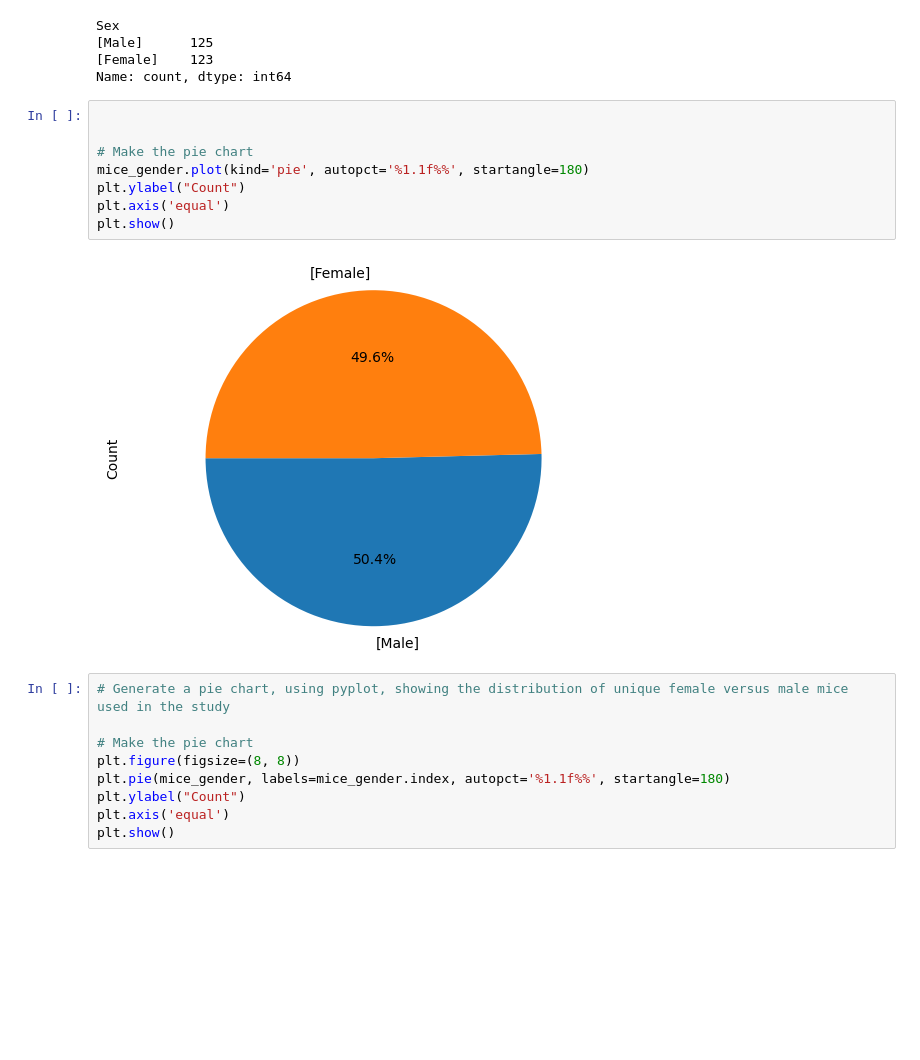
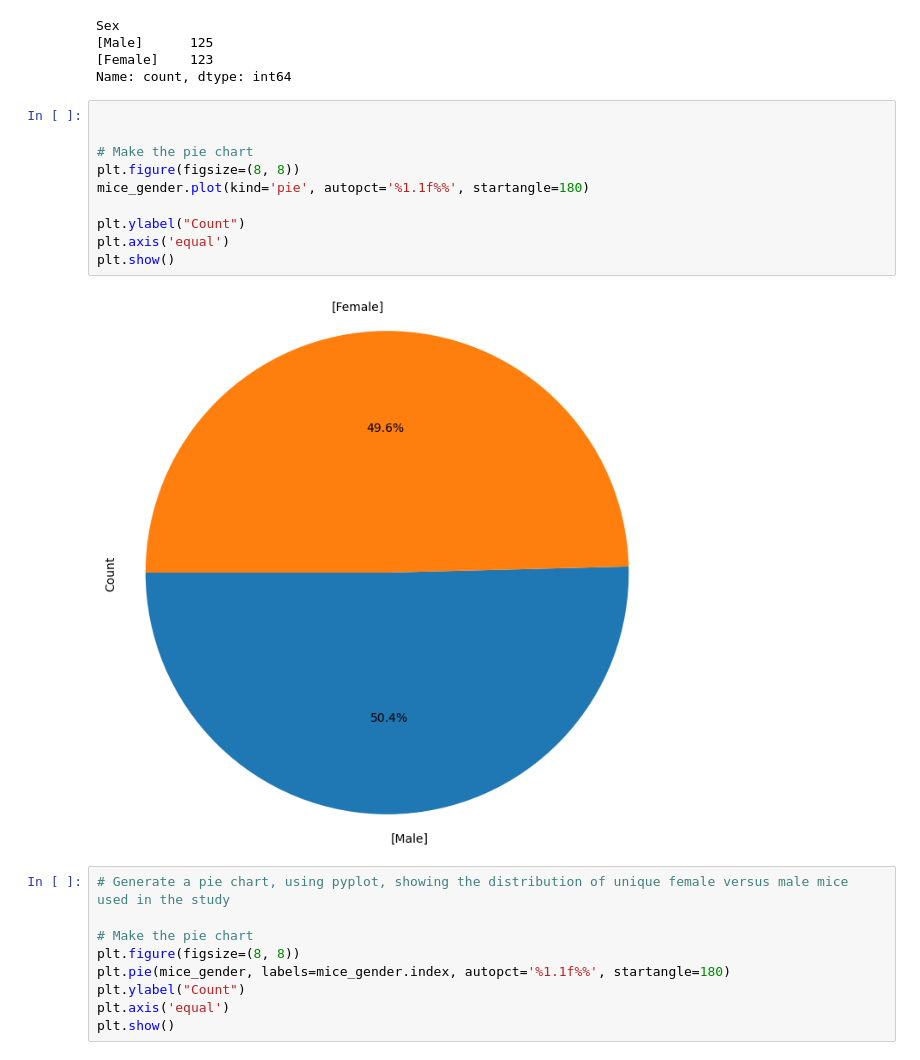
Before and after one commit to Kwessler93/Matplotlib-Challenge, a Jupyter notebook: pymaceuticals_starter.ipynb, the cells around one changed output. Saved outputs shown, nothing was run; the diff lists cells and outputs as text; blank space fills up the shorter version.

```diff
--- a/pymaceuticals_starter.ipynb
+++ b/pymaceuticals_starter.ipynb
@@ -179,13 +180,15 @@ Name: count, dtype: int64
 # %%
 
 
 # Make the pie chart
+plt.figure(figsize=(8, 8))
 mice_gender.plot(kind='pie', autopct='%1.1f%%', startangle=180)
+
 plt.ylabel("Count")
 plt.axis('equal')
 plt.show()
 # %% [output]
-[figure, old version]
+[figure, new version]
 # %%
 # Generate a pie chart, using pyplot, showing the distribution of unique female versus male mice used in the study
 
```
Also changed, not shown: parts of 2 cells of this notebook.
